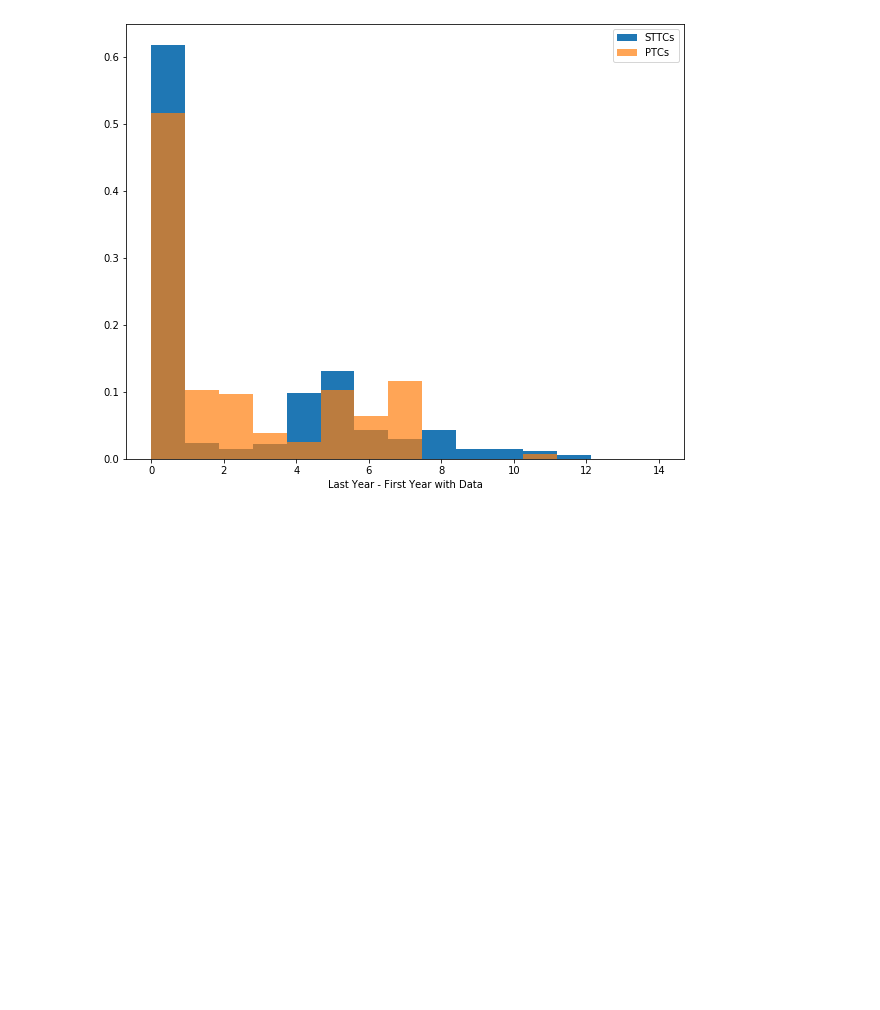
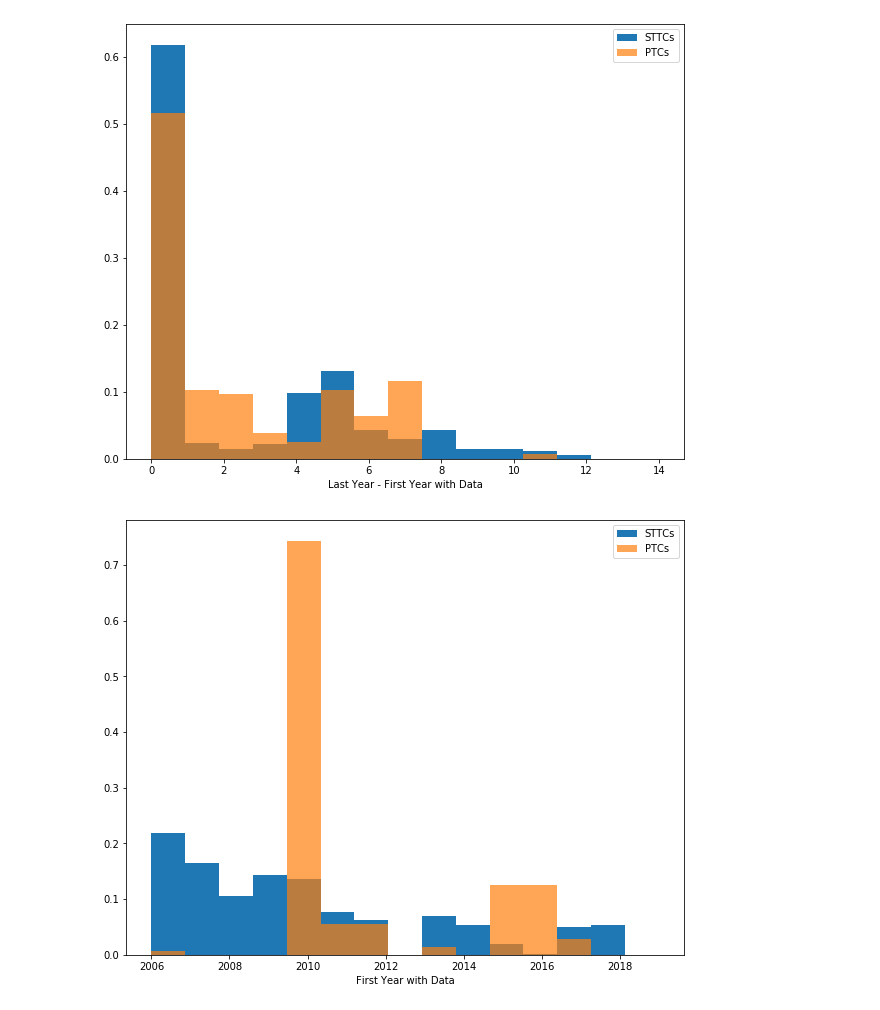
Before and after one commit to CityofToronto/bdit_traffic_prophet, a Jupyter notebook: development_notebooks/CountmatchDev5-AlgoShootout.ipynb, the cells around one changed output. Saved outputs shown, nothing was run; the diff lists cells and outputs as text; code cells hidden in the pictures; blank space fills up the shorter version.

```diff
--- a/development_notebooks/CountmatchDev5-AlgoShootout.ipynb
+++ b/development_notebooks/CountmatchDev5-AlgoShootout.ipynb
@@ -87,6 +87,17 @@ ax.legend(loc=1)
 ax.set_xlabel("Last Year - First Year with Data");
 # %% [output]
 [figure]
+# %%
+sttc_startyears = [min(x.data.index.levels[0]) for x in rdr.sttcs.values()]
+ptc_startyears = [min(x.data['AADT'].index) for x in rdr.ptcs.values()]
+# %%
+fig, ax = plt.subplots(figsize=(10, 8))
+ax.hist(sttc_startyears, bins=15, range=(2006, 2019), density=True, label='STTCs');
+ax.hist(ptc_startyears, bins=15, range=(2006, 2019), density=True, alpha=0.7, label='PTCs')
+ax.legend(loc=1)
+ax.set_xlabel("First Year with Data");
+# %% [output]
+[figure, added]
 # %% [markdown]
 ## STTC-MC generator
 
```
Also changed, not shown: parts of 32 cells of this notebook, 3 other files.
